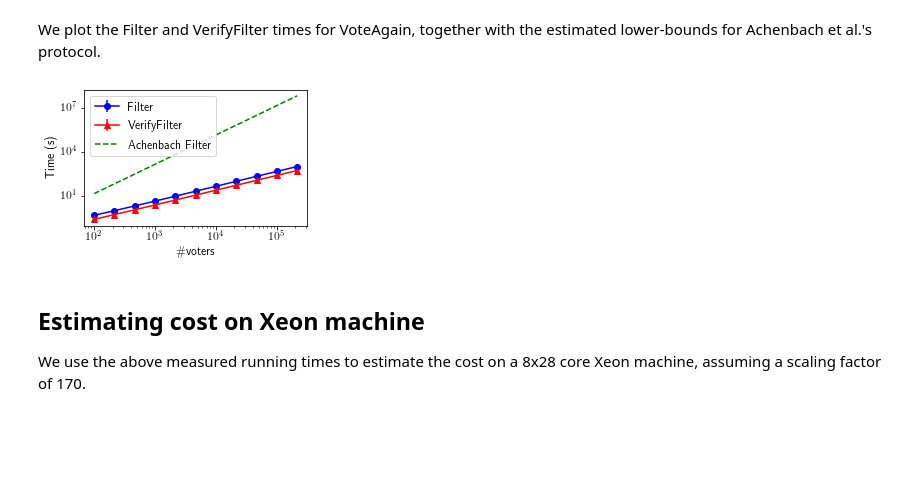
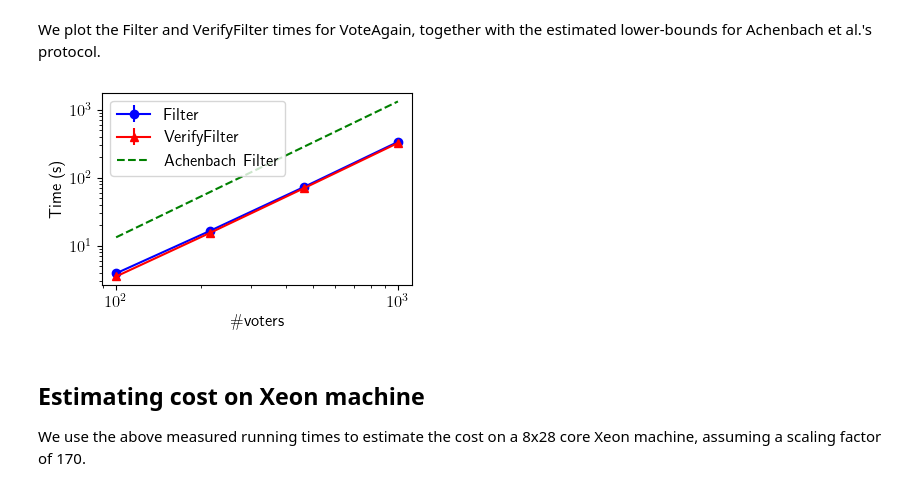
Before and after one commit to Liquid-democracy/liquid-voteagain, a Jupyter notebook: analysis/analysis.ipynb, the cells around one changed output. Drawn from its saved outputs; the diff is of its cells as text; code cells hidden in the pictures; blank space fills up the shorter version.

Commit message:
Update notebook to plot tally
Co-authored-by: Koad <koad@itu.dk>
Co-authored-by: GitHub Copilot

```diff
--- a/analysis/analysis.ipynb
+++ b/analysis/analysis.ipynb
@@ -24,7 +24,7 @@ plt.rc('font', size=12)
 
 We benchmarked the cost of a single P256 group operation on the same machine that was used to run the other experiments.
 # %%
-GROUP_OPERATION_TIME = 47.556254e-6
+GROUP_OPERATION_TIME = 45.660272e-6
 # %% [markdown]
 ## Utility functions
 We define two utility functions to parse the CSV files output by the various scripts, and to compute statistics on them
@@ -48,6 +48,7 @@ def parse_csv(filename):
     :return: The content of the CSV file as a dict.
     """
     content = {}
+    ignored_titles = set()
 
     with open(filename, newline='') as f:
         reader = csv.reader(f, delimiter=',')
@@ -61,7 +62,15 @@ def parse_csv(filename):
             # Only the lines which does not contains the titles are considered.
             if row[0] not in content.keys():
                 for index, item in enumerate(row):
-                    content[titles[index]].append(float(item))
+                    title = titles[index]
+                    if title in ignored_titles:
+                        continue
+                    try:
+                        content[title].append(float(item))
+                    except ValueError:
+                        # Some files contain categorical columns (e.g., Winner). Ignore those columns.
+                        ignored_titles.add(title)
+                        content.pop(title, None)
 
     return content
 # %%
@@ -104,7 +113,11 @@ def compute_stats(parsed_csv, x_vars):
             bucket = [raw_values[i] for i in indexes]
 
             mean = statistics.mean(bucket)
-            sem = statistics.stdev(bucket) / math.sqrt(len(bucket))
+            # Datasets may have only one sample per bucket.
+            if len(bucket) < 2:
+                sem = 0.0
+            else:
+                sem = statistics.stdev(bucket) / math.sqrt(len(bucket))
 
             means.append(mean)
             sems.append(sem)
@@ -154,3 +161,22 @@ full_filter_ver = compute_stats(full_filter_ver_raw, 'Nr_Voters')
+# %%
+full_filter_raw = parse_csv('../data/filter/full_filter.csv')
+full_filter_ver_raw = parse_csv('../data/filter/full_filter_ver.csv')
+
+full_filter = compute_stats(full_filter_raw, ['Nr_Voters', 'VoteDelegationPercent'])
+full_filter_ver = compute_stats(full_filter_ver_raw, ['Nr_Voters', 'VoteDelegationPercent'])
+
+filter_delegation_values = sorted(set(full_filter_raw['VoteDelegationPercent']))
+filter_ver_delegation_values = sorted(set(full_filter_ver_raw['VoteDelegationPercent']))
+if len(filter_delegation_values) != 1 or len(filter_ver_delegation_values) != 1:
+    raise ValueError(
+        f'Expected exactly one delegation value per filter dataset, got '
+        f'{filter_delegation_values=} and {filter_ver_delegation_values=}'
+    )
+if filter_delegation_values[0] != filter_ver_delegation_values[0]:
+    raise ValueError(
+        f'Mismatched delegation values between filter datasets: '
+        f'{filter_delegation_values[0]} vs {filter_ver_delegation_values[0]}'
+    )
 # %% [markdown]
 We plot a summary of the results. These figures are not included in the paper.
 # %%
@@ -176,30 +202,30 @@ We plot the Filter and VerifyFilter times for VoteAgain, together with the estim
 # %%
 fig, ax = plt.subplots(figsize=(4,2.5))
 
 colors = ('blue', 'red', 'green', 'cyan', 'magenta', 'yellow')
 col = iter(colors)
 
 x = [val[0] for val in full_filter["measurements"]]
 filter_time = full_filter["FullFilter"]['means']
 filter_time_err = full_filter["FullFilter"]['sems']
 ax.errorbar(x, filter_time, yerr=filter_time_err, label="Filter", color="blue", fmt='o-')
 
 filter_time_ver = full_filter_ver["FullFilter"]['means']
 filter_time_ver_err = full_filter_ver["FullFilter"]['sems']
 ax.errorbar(x, filter_time_ver, yerr=filter_time_ver_err, label="VerifyFilter", color="red", fmt='^-')
 
 ax.errorbar(x, filter_achenbach, label="Achenbach Filter", color="green", fmt='--')
 
 ax.set_ylabel('Time (s)')
 ax.set_xscale('log')
 ax.set_yscale('log')
-ax.set_xlabel("\#voters")
+ax.set_xlabel(r"\#voters")
 ax.legend(loc=0)
 # ax.xlim(1e4, 1e6)
 
 plt.savefig("../figures/measured-cost.pdf", bbox_inches="tight")
 # %% [output]
-[figure, old version]
+[figure, new version]
 # %% [markdown]
 ## Estimating cost on Xeon machine
 We use the above measured running times to estimate the cost on a 8x28 core Xeon machine, assuming a scaling factor of 170.
```
Also changed, not shown: parts of 20 cells of this notebook.
